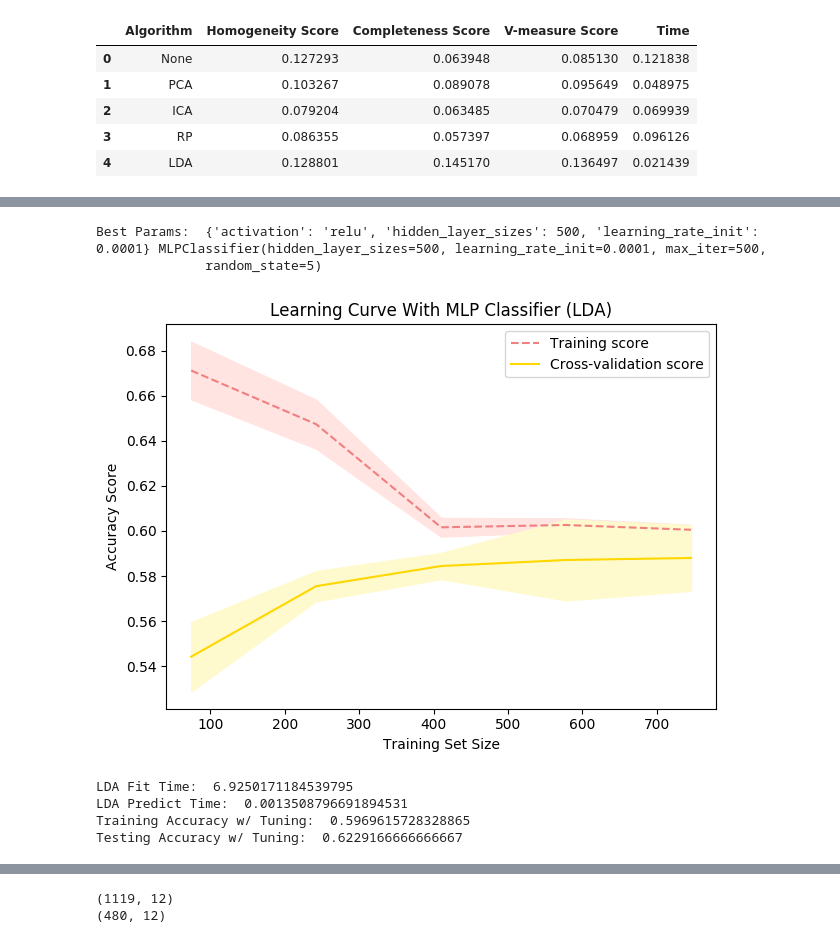
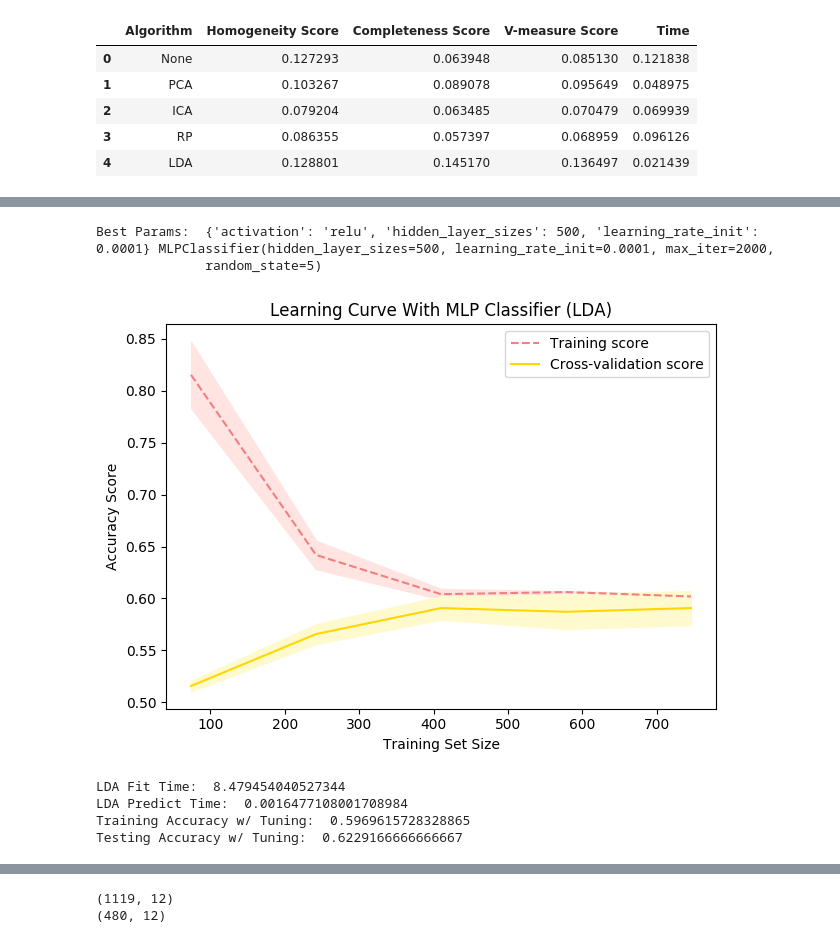
Before and after one commit to aashiamehta/MachineLearning, a Jupyter notebook: Project3/unsupervised_learning.ipynb, the cells around one changed output, grey strips where cells are left out. Cells and saved outputs as stored; diff of their text form; code cells hidden in the pictures.

```diff
--- a/Project3/unsupervised_learning.ipynb
+++ b/Project3/unsupervised_learning.ipynb
@@ -1395,7 +1395,7 @@ def create_learning_curve(classifier, X, Y, title):
 # %%
 # Original NN
 # https://scikit-learn.org/stable/modules/generated/sklearn.neural_network.MLPClassifier.html
-wine_mlp = MLPClassifier(random_state=5, max_iter=500)
+wine_mlp = MLPClassifier(random_state=5, max_iter=2000)
 
 wine_mlp.fit(wine_X_train, wine_Y_train)
 wine_Y_pred = wine_mlp.predict(wine_X_test)
@@ -1493,9 +1494,9 @@ Testing Accuracy w/ Tuning:  0.5041666666666667
 # %%
 # ICA NN
-wine_mlp = MLPClassifier(random_state=random_state, max_iter=500)
+wine_mlp = MLPClassifier(random_state=random_state, max_iter=2000)
 
-new_X_train = FastICA(n_components=8, random_state=random_state).fit_transform(wine_X_train)
-new_X_test = FastICA(n_components=8, random_state=random_state).fit_transform(wine_X_test)
+new_X_train = FastICA(n_components=10, random_state=random_state).fit_transform(wine_X_train)
+new_X_test = FastICA(n_components=10, random_state=random_state).fit_transform(wine_X_test)
 
 param_grid = {"hidden_layer_sizes": [400, 500], "learning_rate_init": [0.0001, 0.001, 0.005, 0.01], "activation": ['relu']}
 wine_mlp_tuned = GridSearchCV(wine_mlp, param_grid, scoring='accuracy', cv=3)
@@ -1504,21 +1505,21 @@ best_params = wine_mlp_tuned.best_params_
 best_estimator = wine_mlp_tuned.best_estimator_
 print("Best Params: ", best_params, best_estimator)
 
-wine_mlp = best_estimator
-create_learning_curve(wine_mlp, new_X_train, wine_Y_train, "MLP Classifier (ICA)")
+ica_wine_mlp = best_estimator
+create_learning_curve(ica_wine_mlp, new_X_train, wine_Y_train, "MLP Classifier (ICA)")
 fit_time_start = time.time()
-wine_mlp.fit(new_X_train, wine_Y_train)
+ica_wine_mlp.fit(new_X_train, wine_Y_train)
 fit_time_end = time.time()
 wine_fit_time = fit_time_end - fit_time_start
 print("ICA Fit Time: ", wine_fit_time)
 
 predict_time_start = time.time()
-wine_Y_pred_test = wine_mlp.predict(new_X_test)
+wine_Y_pred_test = ica_wine_mlp.predict(new_X_test)
 predict_time_end = time.time()
 wine_predict_time = predict_time_end - predict_time_start
 print("ICA Predict Time: ", wine_predict_time)
 
-wine_Y_pred_train = wine_mlp.predict(new_X_train)
+wine_Y_pred_train = ica_wine_mlp.predict(new_X_train)
 
 final_wine_mlp_train_accuracy = accuracy_score(wine_Y_train, wine_Y_pred_train)
 print("Training Accuracy w/ Tuning: ", final_wine_mlp_train_accuracy)
@@ -1535,6 +1535,6 @@ Testing Accuracy w/ Tuning:  0.3020833333333333
 # %%
 # RP NN
-wine_mlp = MLPClassifier(random_state=random_state, max_iter=500)
+wine_mlp = MLPClassifier(random_state=random_state, max_iter=2000)
 
 new_X_train = GaussianRandomProjection(n_components=10, random_state=random_state).fit_transform(wine_X_train)
 new_X_test = GaussianRandomProjection(n_components=10, random_state=random_state).fit_transform(wine_X_test)
@@ -1546,21 +1546,21 @@ best_params = wine_mlp_tuned.best_params_
 best_estimator = wine_mlp_tuned.best_estimator_
 print("Best Params: ", best_params, best_estimator)
 
-wine_mlp = best_estimator
-create_learning_curve(wine_mlp, new_X_train, wine_Y_train, "MLP Classifier (RP)")
+rp_wine_mlp = best_estimator
+create_learning_curve(rp_wine_mlp, new_X_train, wine_Y_train, "MLP Classifier (RP)")
 fit_time_start = time.time()
-wine_mlp.fit(new_X_train, wine_Y_train)
+rp_wine_mlp.fit(new_X_train, wine_Y_train)
 fit_time_end = time.time()
 wine_fit_time = fit_time_end - fit_time_start
 print("RP Fit Time: ", wine_fit_time)
 
 predict_time_start = time.time()
-wine_Y_pred_test = wine_mlp.predict(new_X_test)
+wine_Y_pred_test = rp_wine_mlp.predict(new_X_test)
 predict_time_end = time.time()
 wine_predict_time = predict_time_end - predict_time_start
 print("RP Predict Time: ", wine_predict_time)
 
-wine_Y_pred_train = wine_mlp.predict(new_X_train)
+wine_Y_pred_train = rp_wine_mlp.predict(new_X_train)
 
 final_wine_mlp_train_accuracy = accuracy_score(wine_Y_train, wine_Y_pred_train)
 print("Training Accuracy w/ Tuning: ", final_wine_mlp_train_accuracy)
@@ -1576,44 +1576,44 @@ Training Accuracy w/ Tuning:  0.936550491510277
 Testing Accuracy w/ Tuning:  0.625
 # %%
 # LDA NN
-wine_mlp = MLPClassifier(random_state=random_state, max_iter=500)
+wine_mlp = MLPClassifier(random_state=random_state, max_iter=2000)
 
 new_X_train = LinearDiscriminantAnalysis(n_components=3).fit_transform(wine_X_train, wine_Y_train)
 new_X_test = LinearDiscriminantAnalysis(n_components=3).fit_transform(wine_X_test, wine_Y_test)
 
-param_grid = {"hidden_layer_sizes": [400, 500], "learning_rate_init": [0.0001, 0.001, 0.005], "activation": ['relu']}
+param_grid = {"hidden_layer_sizes": [400, 500], "learning_rate_init": [0.0001, 0.001, 0.005, 0.01], "activation": ['relu']}
 wine_mlp_tuned = GridSearchCV(wine_mlp, param_grid, scoring='accuracy', cv=3)
 wine_mlp_tuned.fit(new_X_train, wine_Y_train)
 best_params = wine_mlp_tuned.best_params_
 best_estimator = wine_mlp_tuned.best_estimator_
 print("Best Params: ", best_params, best_estimator)
 
-wine_mlp = best_estimator
-create_learning_curve(wine_mlp, new_X_train, wine_Y_train, "MLP Classifier (LDA)")
+lda_wine_mlp = best_estimator
+create_learning_curve(lda_wine_mlp, new_X_train, wine_Y_train, "MLP Classifier (LDA)")
 fit_time_start = time.time()
-wine_mlp.fit(new_X_train, wine_Y_train)
+lda_wine_mlp.fit(new_X_train, wine_Y_train)
 fit_time_end = time.time()
 wine_fit_time = fit_time_end - fit_time_start
 print("LDA Fit Time: ", wine_fit_time)
 
 predict_time_start = time.time()
-wine_Y_pred_test = wine_mlp.predict(new_X_test)
+wine_Y_pred_test = lda_wine_mlp.predict(new_X_test)
 predict_time_end = time.time()
 wine_predict_time = predict_time_end - predict_time_start
 print("LDA Predict Time: ", wine_predict_time)
 
-wine_Y_pred_train = wine_mlp.predict(new_X_train)
+wine_Y_pred_train = lda_wine_mlp.predict(new_X_train)
 
 
 final_wine_mlp_train_accuracy = accuracy_score(wine_Y_train, wine_Y_pred_train)
 print("Training Accuracy w/ Tuning: ", final_wine_mlp_train_accuracy)
 final_wine_mlp_test_accuracy = accuracy_score(wine_Y_test, wine_Y_pred_test)
 print("Testing Accuracy w/ Tuning: ", final_wine_mlp_test_accuracy)
 # %% [output]
-Best Params:  {'activation': 'relu', 'hidden_layer_sizes': 500, 'learning_rate_init': 0.0001} MLPClassifier(hidden_layer_sizes=500, learning_rate_init=0.0001, max_iter=500,
+Best Params:  {'activation': 'relu', 'hidden_layer_sizes': 500, 'learning_rate_init': 0.0001} MLPClassifier(hidden_layer_sizes=500, learning_rate_init=0.0001, max_iter=2000,
               random_state=5)
-[figure, old version]
+[figure, new version]
-LDA Fit Time:  6.9250171184539795
-LDA Predict Time:  0.0013508796691894531
+LDA Fit Time:  8.479454040527344
+LDA Predict Time:  0.0016477108001708984
 Training Accuracy w/ Tuning:  0.5969615728328865
 Testing Accuracy w/ Tuning:  0.6229166666666667
```
Also changed, not shown: parts of 10 cells of this notebook, 9 other files.
